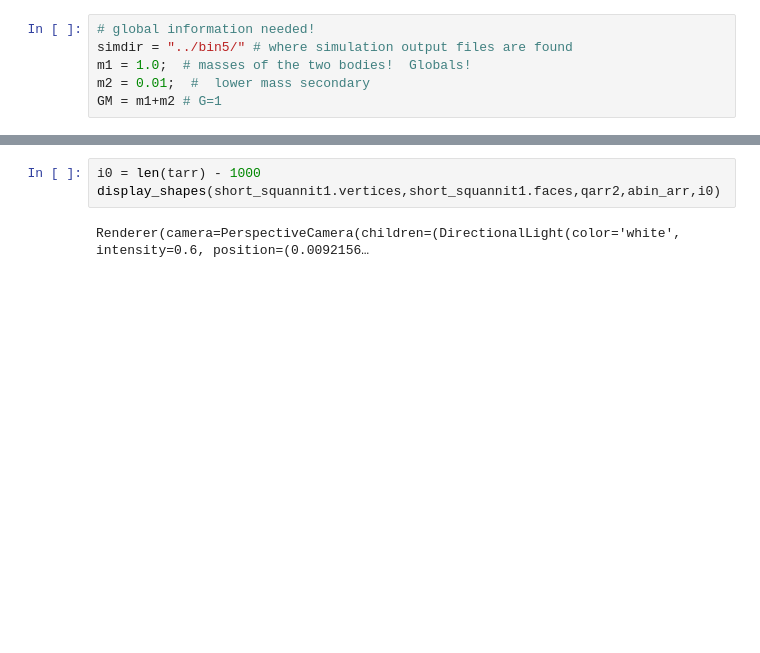
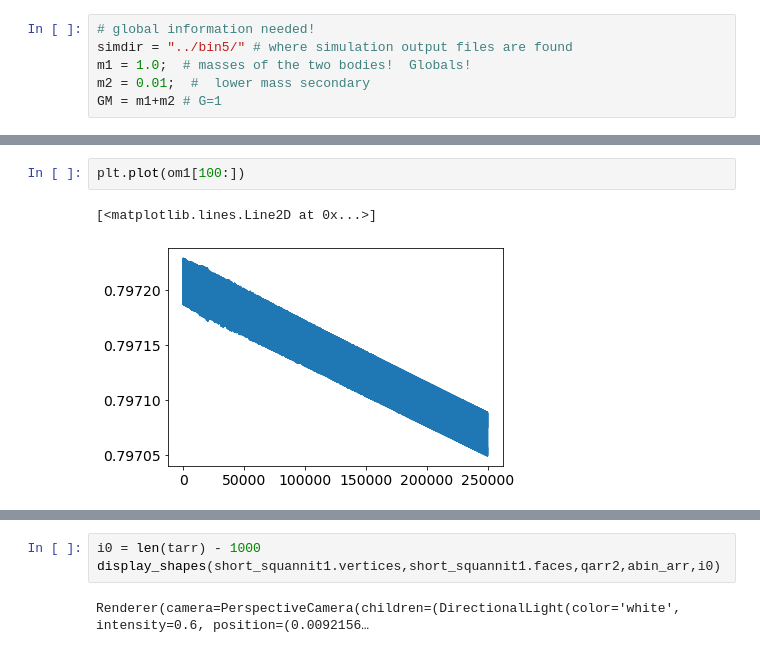
Before and after one commit to aquillen/asteroid_binary, a Jupyter notebook: myexamples/pylab/bin_BYORP1.ipynb, the cells around one changed output, grey strips where cells are left out. Saved outputs shown, nothing was run; the diff lists cells and outputs as text; blank space fills up the shorter version.

```diff
--- a/myexamples/pylab/bin_BYORP1.ipynb
+++ b/myexamples/pylab/bin_BYORP1.ipynb
@@ -351 +399,6 @@ tmax=-1;tmin=0; print(4e5/32.49)  # t in P_B
+# %%
+plt.plot(om1[100:])
+# %% [output]
+[<matplotlib.lines.Line2D at 0x...>]
+[figure, added]
 # %%
```
Also changed, not shown: parts of 28 cells of this notebook.
